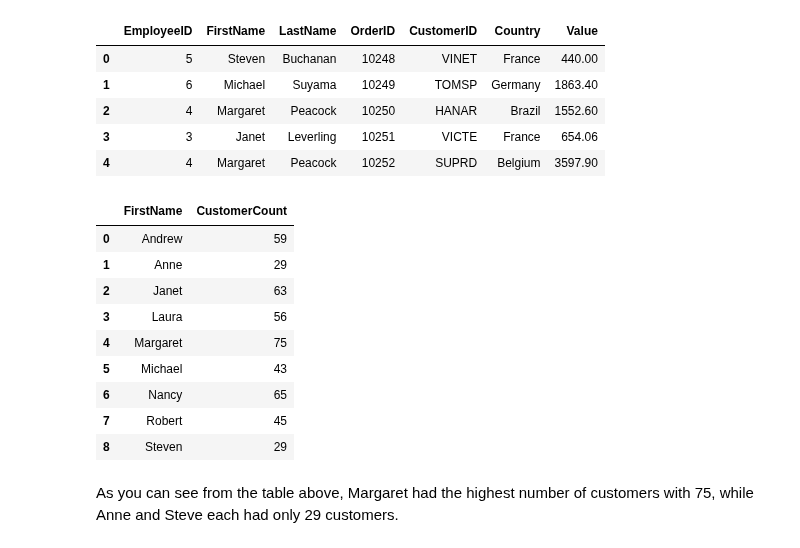
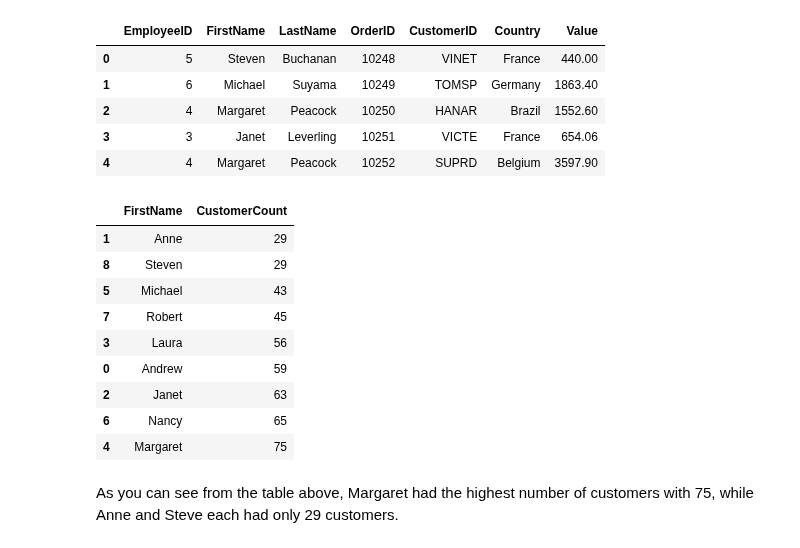
Before and after one commit to peshekhodko/ST590-Project2, a Jupyter notebook: Han_Li_Peshekhodko_ST590_Project2_P2.ipynb, the cells around one changed output. Drawn from its saved outputs; the diff is of its cells as text; code cells hidden in the pictures.

```diff
--- a/Han_Li_Peshekhodko_ST590_Project2_P2.ipynb
+++ b/Han_Li_Peshekhodko_ST590_Project2_P2.ipynb
@@ -513,26 +513,26 @@ employee_customer_order.head()
 # %%
 # Calculate the number of customers per employee
 employee_customer = employee_customer_order[
     ["FirstName", "CustomerID"]
 ].drop_duplicates()
 employee_customer = (
     employee_customer.groupby("FirstName")
     .count()
     .reset_index()
     .rename(columns={"CustomerID": "CustomerCount"})
-)
+).sort_values('CustomerCount')
 employee_customer
 # %% [output]
 |  | FirstName | CustomerCount |
+| 1 | Anne | 29 |
+| 8 | Steven | 29 |
+| 5 | Michael | 43 |
+| 7 | Robert | 45 |
+| 3 | Laura | 56 |
 | 0 | Andrew | 59 |
-| 1 | Anne | 29 |
 | 2 | Janet | 63 |
-| 3 | Laura | 56 |
+| 6 | Nancy | 65 |
 | 4 | Margaret | 75 |
-| 5 | Michael | 43 |
-| 6 | Nancy | 65 |
-| 7 | Robert | 45 |
-| 8 | Steven | 29 |
 # %% [markdown]
 As you can see from the table above, Margaret had the highest number of customers with 75, while Anne and Steve each had only 29 customers.
 # %%
```
Also changed, not shown: parts of 1 cell of this notebook.
